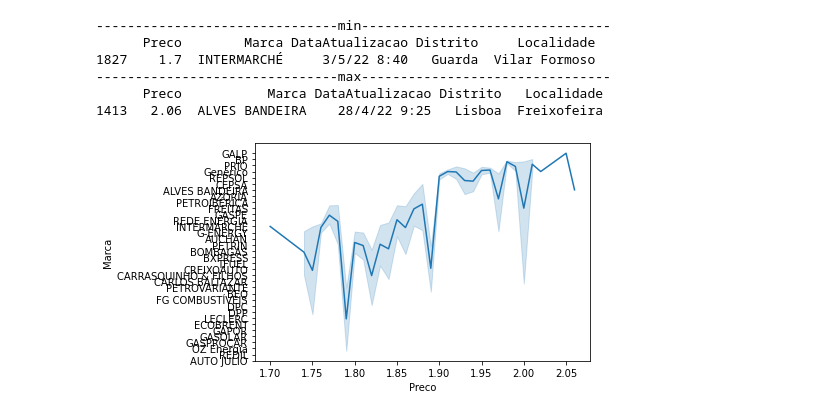
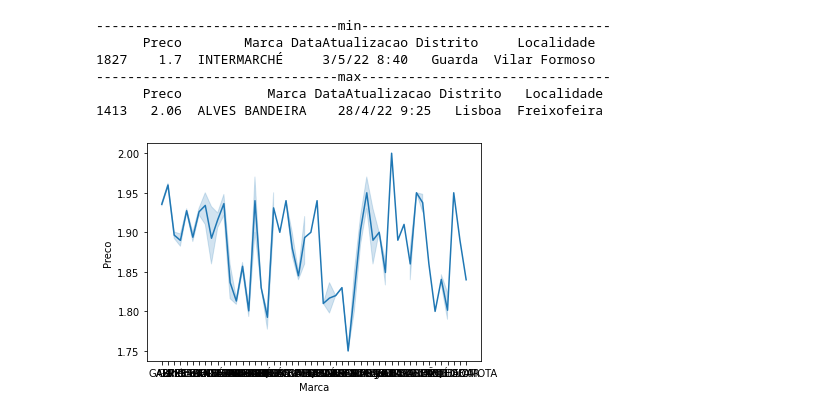
Before and after one commit to focuspy/DataCamp, a Jupyter notebook: DataCamp-master/Projects/Python/Fuels/Fuels.ipynb, the cells around one changed output. Drawn from its saved outputs; the diff is of its cells as text; code cells hidden in the pictures.

```diff
--- a/DataCamp-master/Projects/Python/Fuels/Fuels.ipynb
+++ b/DataCamp-master/Projects/Python/Fuels/Fuels.ipynb
@@ -49,6 +50,6 @@ print(book1[book1.Preco == book1.Preco.max()])
       Preco           Marca DataAtualizacao Distrito   Localidade
 1413   2.06  ALVES BANDEIRA    28/4/22 9:25   Lisboa  Freixofeira
 # %%
-ax = sns.lineplot(x=Price, y=Brand,)
+ax = sns.lineplot(x=Brand, y=Price)
 # %% [output]
-[figure, old version]
+[figure, new version]
```
Also changed, not shown: parts of 1 cell of this notebook.
